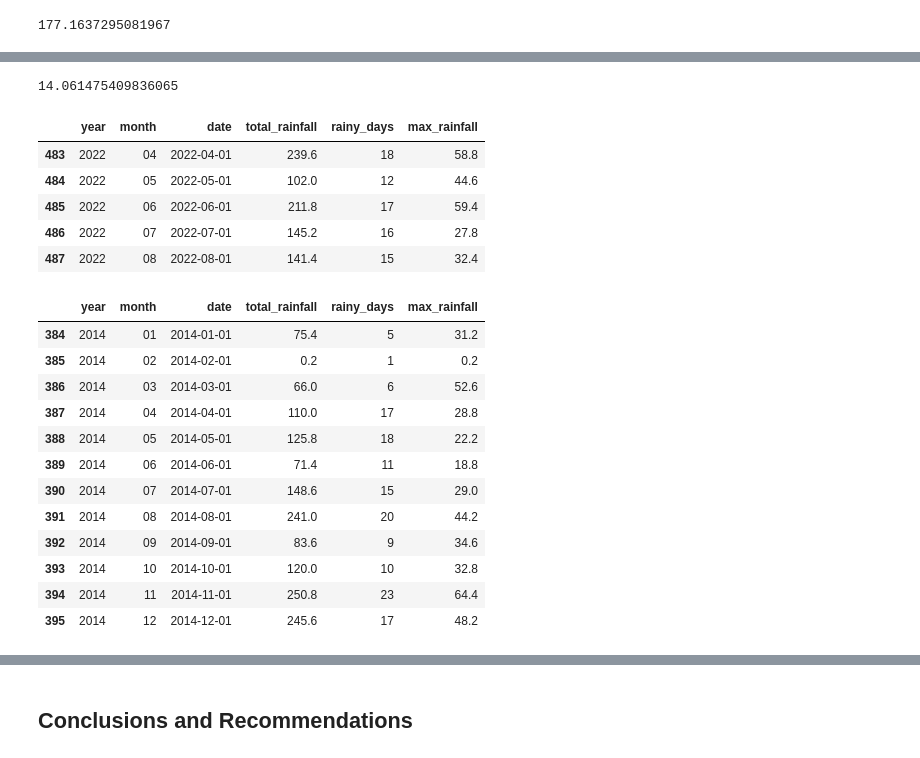
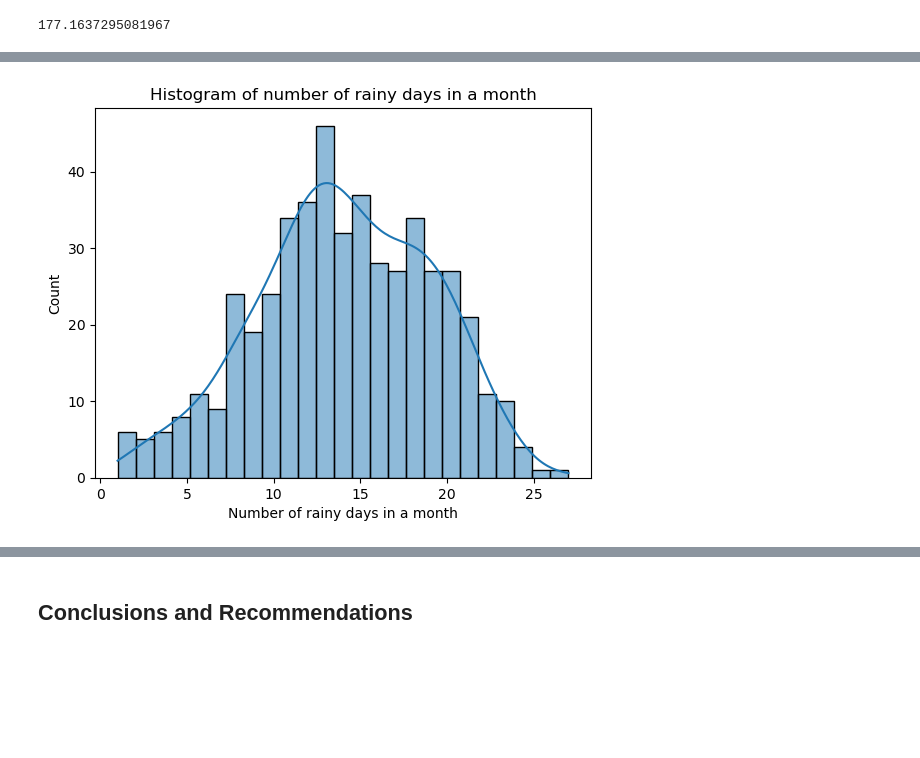
Before and after one commit to lishing/ga_project1_dsif9, a Jupyter notebook: code/starter-code.ipynb, the cells around one changed output, grey strips where cells are left out. Drawn from its saved outputs; the diff is of its cells as text; code cells hidden in the pictures; blank space fills up the shorter version.

```diff
--- a/code/starter-code.ipynb
+++ b/code/starter-code.ipynb
@@ -792,30 +912,12 @@ sns.histplot(merged_df['rainy_days'], bins = 25, kde = True);
-# %%
-merged_df['rainy_days'].mean()
-# the mean number of rainy days is around 14 days in a month
-# %% [output]
-14.061475409836065
-# %%
-merged_df.tail()
-# %% [output]
-|  | year | month | date | total_rainfall | rainy_days | max_rainfall |
-| 483 | 2022 | 04 | 2022-04-01 | 239.6 | 18 | 58.8 |
-| 484 | 2022 | 05 | 2022-05-01 | 102.0 | 12 | 44.6 |
-| 485 | 2022 | 06 | 2022-06-01 | 211.8 | 17 | 59.4 |
-| 486 | 2022 | 07 | 2022-07-01 | 145.2 | 16 | 27.8 |
-| 487 | 2022 | 08 | 2022-08-01 | 141.4 | 15 | 32.4 |
-# %%
-merged_df[merged_df['year']=='2014']
-# %% [output]
-|  | year | month | date | total_rainfall | rainy_days | max_rainfall |
-| 384 | 2014 | 01 | 2014-01-01 | 75.4 | 5 | 31.2 |
-| 385 | 2014 | 02 | 2014-02-01 | 0.2 | 1 | 0.2 |
-| 386 | 2014 | 03 | 2014-03-01 | 66.0 | 6 | 52.6 |
-| 387 | 2014 | 04 | 2014-04-01 | 110.0 | 17 | 28.8 |
-| 388 | 2014 | 05 | 2014-05-01 | 125.8 | 18 | 22.2 |
-| 389 | 2014 | 06 | 2014-06-01 | 71.4 | 11 | 18.8 |
-| 390 | 2014 | 07 | 2014-07-01 | 148.6 | 15 | 29.0 |
-| 391 | 2014 | 08 | 2014-08-01 | 241.0 | 20 | 44.2 |
-| 392 | 2014 | 09 | 2014-09-01 | 83.6 | 9 | 34.6 |
-| 393 | 2014 | 10 | 2014-10-01 | 120.0 | 10 | 32.8 |
-| 394 | 2014 | 11 | 2014-11-01 | 250.8 | 23 | 64.4 |
-| 395 | 2014 | 12 | 2014-12-01 | 245.6 | 17 | 48.2 |
+# %%
+# histogram of number of rainy days in a month
+
+sns.histplot(merged_df['rainy_days'], bins = 25, kde = True);
+plt.xlabel('Number of rainy days in a month')
+plt.ylabel('Count')
+plt.title('Histogram of number of rainy days in a month')
+plt.show()
+
+# this looks like a normal distribution, with a slight skew to the left
+# %% [output]
+[figure, added]
```
Also changed, not shown: parts of 59 cells of this notebook, 4 other files.
